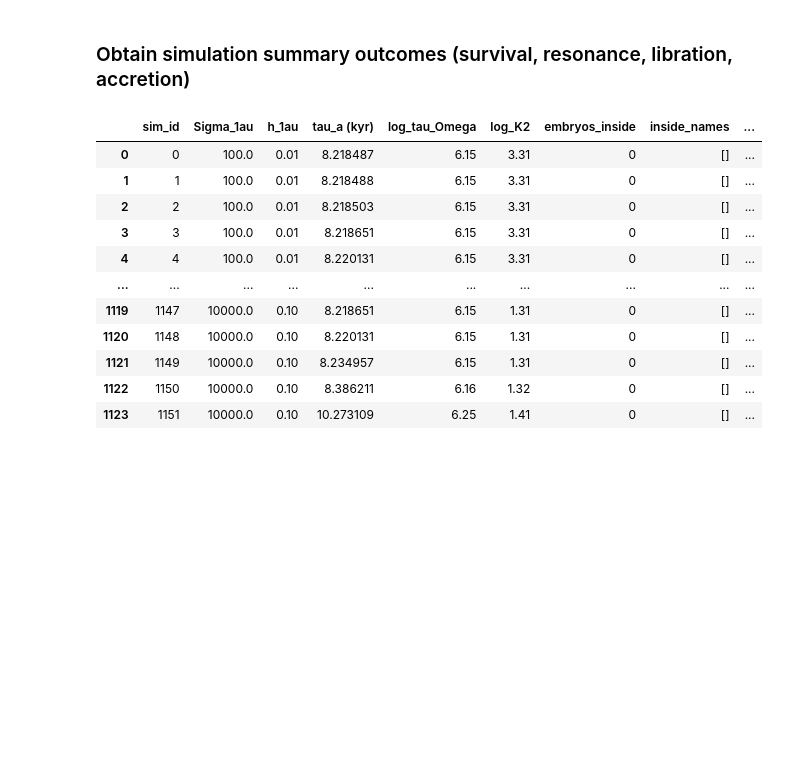
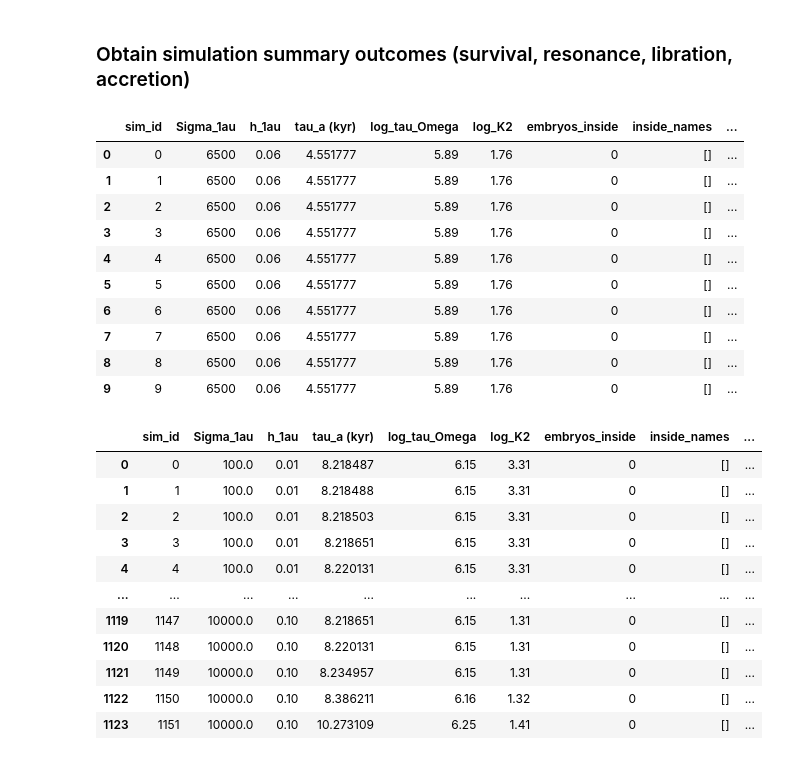
Before and after one commit to dchen10Git/uh-ifa-reu-2026, a Jupyter notebook: analyze_sims.ipynb, the cells around one changed output. Saved outputs shown, nothing was run; the diff lists cells and outputs as text; code cells hidden in the pictures; blank space fills up the shorter version.

```diff
--- a/analyze_sims.ipynb
+++ b/analyze_sims.ipynb
@@ -543,8 +543,8 @@ def get_ptsml_outcomes(dataset_id, num_sims, snapshot=None):
     outcomes = pd.DataFrame(rows)
     return outcomes
 # %%
-dataset_id = 1
-num_sims = 1296
+dataset_id = 2
+num_sims = 10
 snapshot = -1
 
 disk_df = disk_params(dataset_id=dataset_id, num_sims=num_sims)
@@ -563,6 +563,20 @@ merged_outcomes = merged_outcomes.drop(columns=['ptsml_surv_rate (%)',
                                             ])
 
 merged_outcomes.to_hdf(f"dfs/outcomes{dataset_id}_{snapshot}.h5", key="df", mode="w") # Save to disk
+# %%
+merged_outcomes
+# %% [output]
+|  | sim_id | Sigma_1au | h_1au | tau_a (kyr) | log_tau_Omega | log_K2 | embryos_inside | inside_names | ... |
+| 0 | 0 | 6500 | 0.06 | 4.551777 | 5.89 | 1.76 | 0 | [] | ... |
+| 1 | 1 | 6500 | 0.06 | 4.551777 | 5.89 | 1.76 | 0 | [] | ... |
+| 2 | 2 | 6500 | 0.06 | 4.551777 | 5.89 | 1.76 | 0 | [] | ... |
+| 3 | 3 | 6500 | 0.06 | 4.551777 | 5.89 | 1.76 | 0 | [] | ... |
+| 4 | 4 | 6500 | 0.06 | 4.551777 | 5.89 | 1.76 | 0 | [] | ... |
+| 5 | 5 | 6500 | 0.06 | 4.551777 | 5.89 | 1.76 | 0 | [] | ... |
+| 6 | 6 | 6500 | 0.06 | 4.551777 | 5.89 | 1.76 | 0 | [] | ... |
+| 7 | 7 | 6500 | 0.06 | 4.551777 | 5.89 | 1.76 | 0 | [] | ... |
+| 8 | 8 | 6500 | 0.06 | 4.551777 | 5.89 | 1.76 | 0 | [] | ... |
+| 9 | 9 | 6500 | 0.06 | 4.551777 | 5.89 | 1.76 | 0 | [] | ... |
 # %%
 outcomes = pd.read_hdf(f"dfs/outcomes{dataset_id}_{snapshot}.h5", key="df") # Load data
 outcomes
```
Also changed, not shown: parts of 1 cell of this notebook, 10 other files.
